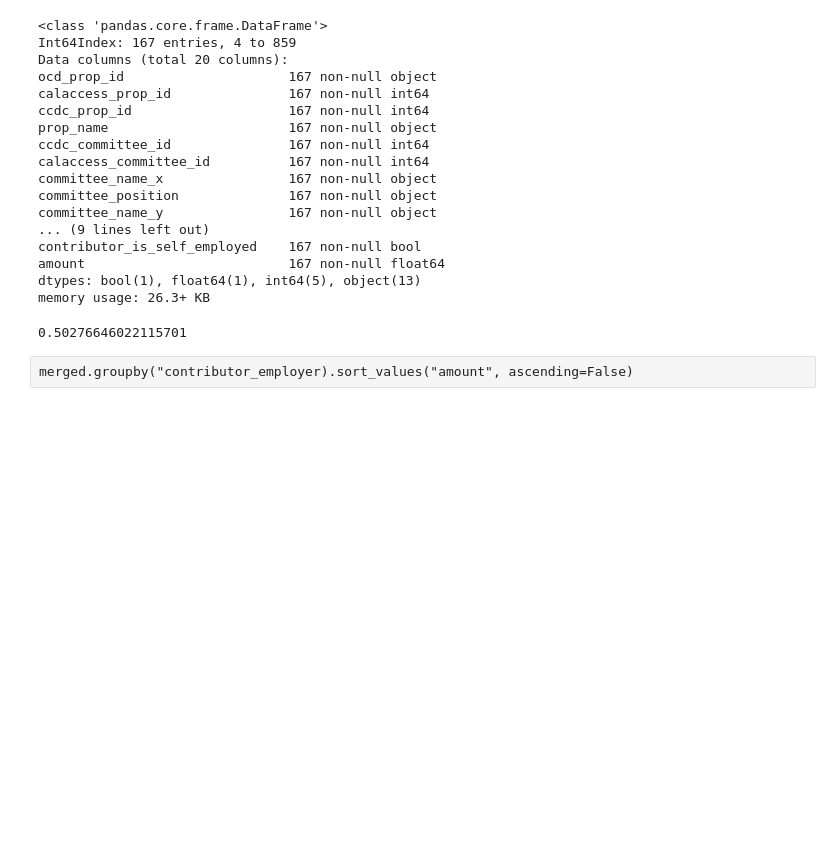
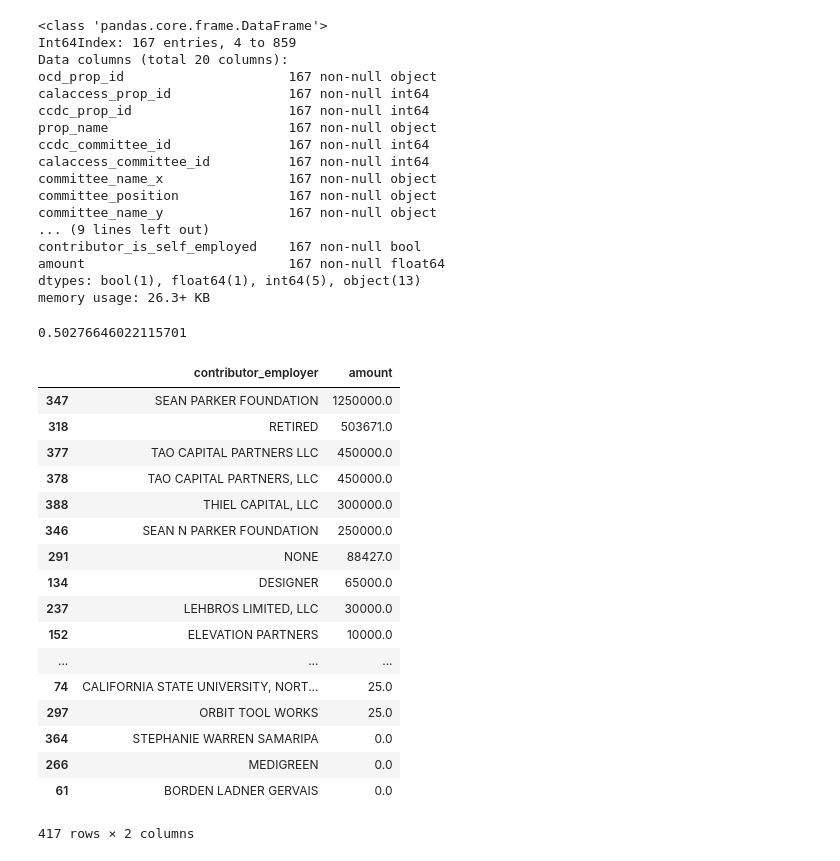
Before and after one commit to aaronwe/first-python-notebook, a Jupyter notebook: hello data.ipynb, the cells around one changed output. Drawn from its saved outputs; the diff is of its cells as text; code cells hidden in the pictures; blank space fills up the shorter version.

```diff
--- a/hello data.ipynb
+++ b/hello data.ipynb
@@ -303,5 +303,24 @@ memory usage: 26.3+ KB
 outofstate.amount.sum() / merged.amount.sum()
 # %% [output]
 0.50276646022115701
-# %% [raw]
-merged.groupby("contributor_employer).sort_values("amount", ascending=False)
+# %%
+merged.groupby(["contributor_employer"]).amount.sum().reset_index().sort_values("amount", ascending=False)
+# %% [output]
+|  | contributor_employer | amount |
+| 347 | SEAN PARKER FOUNDATION | 1250000.0 |
+| 318 | RETIRED | 503671.0 |
+| 377 | TAO CAPITAL PARTNERS LLC | 450000.0 |
+| 378 | TAO CAPITAL PARTNERS, LLC | 450000.0 |
+| 388 | THIEL CAPITAL, LLC | 300000.0 |
+| 346 | SEAN N PARKER FOUNDATION | 250000.0 |
+| 291 | NONE | 88427.0 |
+| 134 | DESIGNER | 65000.0 |
+| 237 | LEHBROS LIMITED, LLC | 30000.0 |
+| 152 | ELEVATION PARTNERS | 10000.0 |
+| ... | ... | ... |
+| 74 | CALIFORNIA STATE UNIVERSITY, NORT... | 25.0 |
+| 297 | ORBIT TOOL WORKS | 25.0 |
+| 364 | STEPHANIE WARREN SAMARIPA | 0.0 |
+| 266 | MEDIGREEN | 0.0 |
+| 61 | BORDEN LADNER GERVAIS | 0.0 |
+417 rows × 2 columns
```
